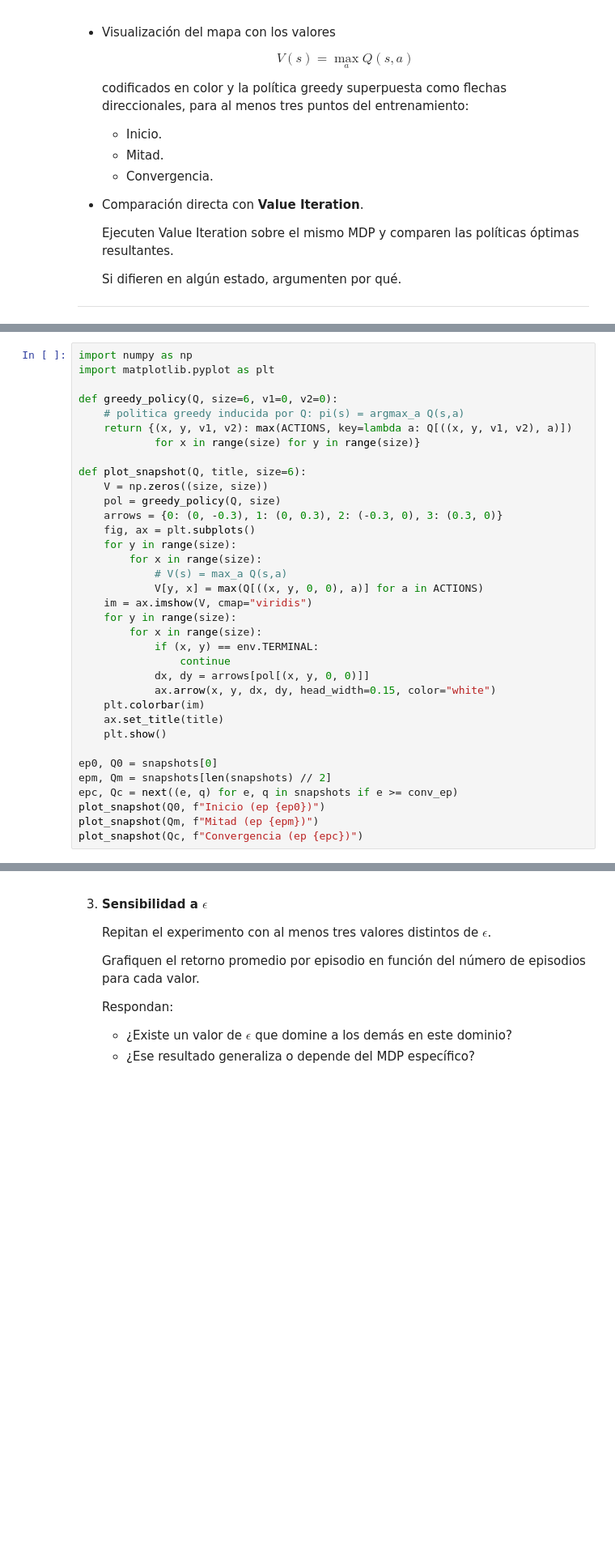
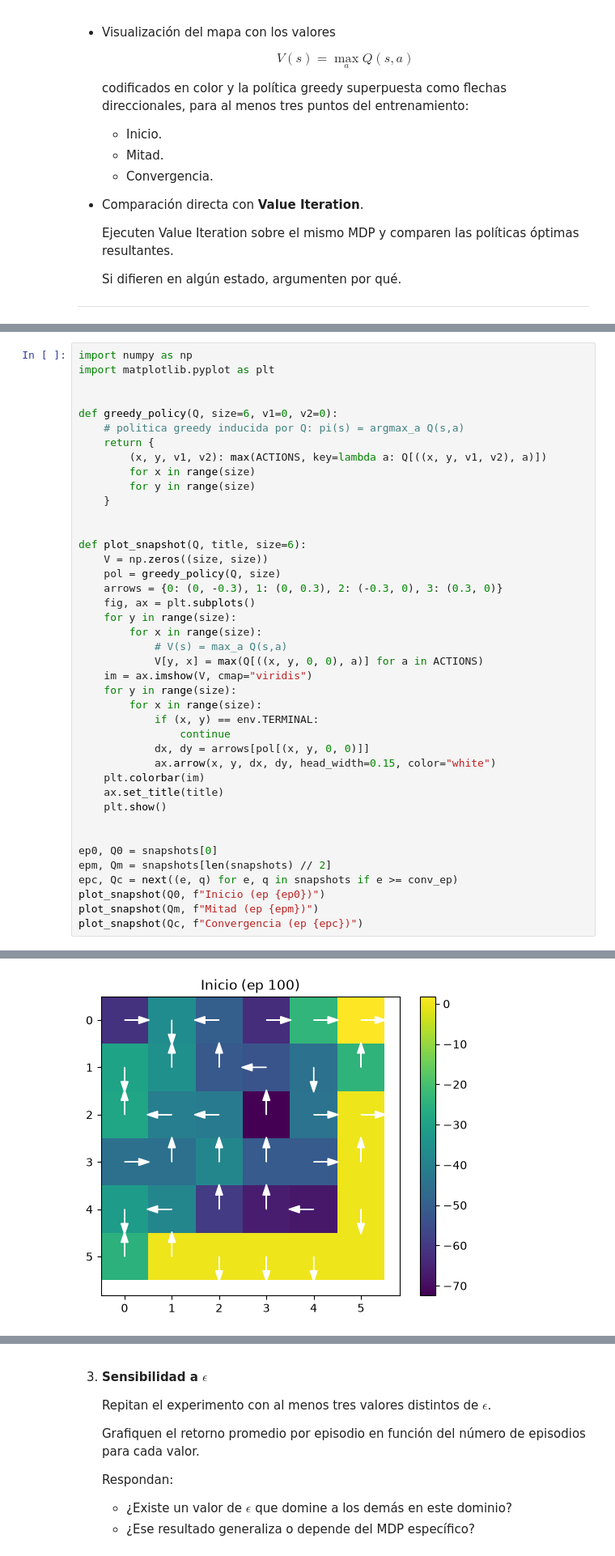
Before and after one commit to MarchMol/lab3_rl, a Jupyter notebook: lab3.ipynb, the cells around one changed output, grey strips where cells are left out. Shown at 81% size. Saved outputs shown, nothing was run; the diff lists cells and outputs as text; blank space fills up the shorter version.

```diff
--- a/lab3.ipynb
+++ b/lab3.ipynb
@@ -341,10 +349,15 @@ print("Convergencia detectada en episodio:", conv_ep)
 import numpy as np
 import matplotlib.pyplot as plt
 
+
 def greedy_policy(Q, size=6, v1=0, v2=0):
     # politica greedy inducida por Q: pi(s) = argmax_a Q(s,a)
-    return {(x, y, v1, v2): max(ACTIONS, key=lambda a: Q[((x, y, v1, v2), a)])
-            for x in range(size) for y in range(size)}
+    return {
+        (x, y, v1, v2): max(ACTIONS, key=lambda a: Q[((x, y, v1, v2), a)])
+        for x in range(size)
+        for y in range(size)
+    }
+
 
 def plot_snapshot(Q, title, size=6):
     V = np.zeros((size, size))
@@ -366,9 +379,11 @@ def plot_snapshot(Q, title, size=6):
     ax.set_title(title)
     plt.show()
 
+
 ep0, Q0 = snapshots[0]
 epm, Qm = snapshots[len(snapshots) // 2]
 epc, Qc = next((e, q) for e, q in snapshots if e >= conv_ep)
 plot_snapshot(Q0, f"Inicio (ep {ep0})")
 plot_snapshot(Qm, f"Mitad (ep {epm})")
 plot_snapshot(Qc, f"Convergencia (ep {epc})")
+# %% [output]
@@ -374,0 +391 @@ plot_snapshot(Qc, f"Convergencia (ep {epc})")
+[figure, added]
```
Also changed, not shown: parts of 20 cells of this notebook.
